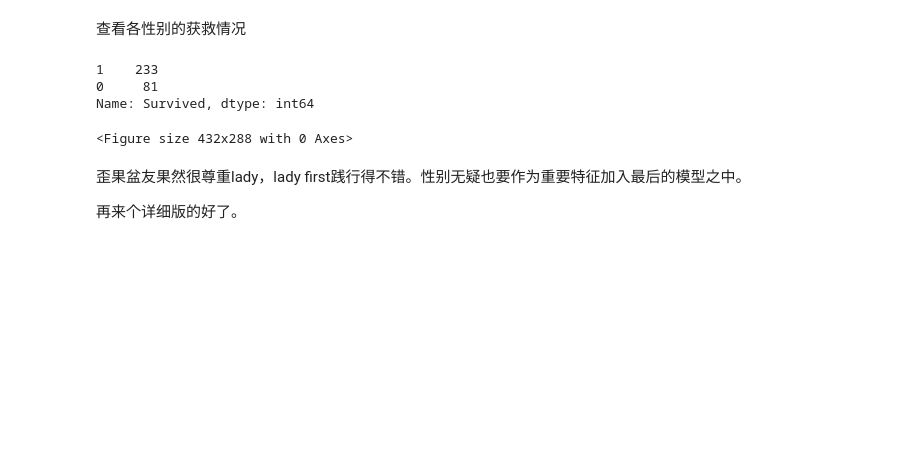
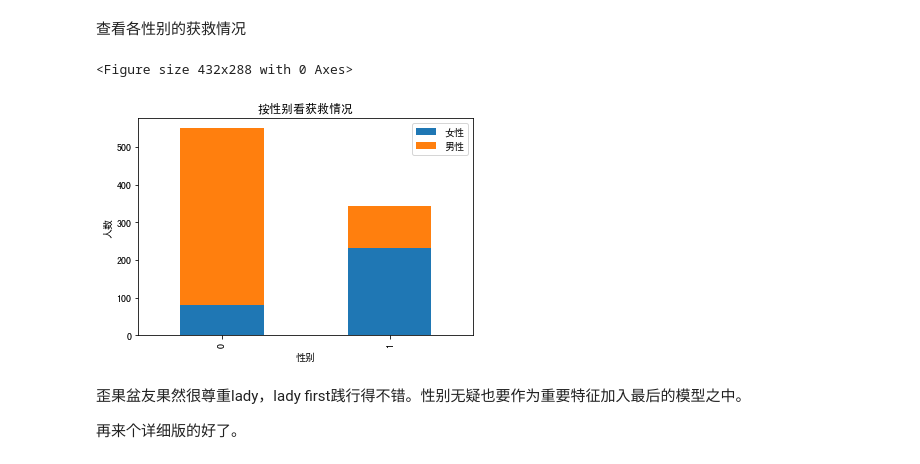
Before and after one commit to FantasyJXF/Kaggle, a Jupyter notebook: Titanic/Titanic_prediction.ipynb, the cells around one changed output. Cells and saved outputs as stored; diff of their text form; code cells hidden in the pictures; blank space fills up the shorter version.

```diff
--- a/Titanic/Titanic_prediction.ipynb
+++ b/Titanic/Titanic_prediction.ipynb
@@ -128,21 +131,19 @@ plt.show()
 # %%
 fig = plt.figure()
 fig.set(alpha = 0.2)
 
 Survived_m  = data_train.Survived[data_train.Sex == 'male'].value_counts()
 Survived_f = data_train.Survived[data_train.Sex == 'female'].value_counts()
 df=pd.DataFrame({u'男性':Survived_m, u'女性':Survived_f})
 Survived_f
-# df.plot(kind='bar', stacked=True)
-# plt.title(u"按性别看获救情况")
-# plt.xlabel(u"性别")
-# plt.ylabel(u"人数")
-# plt.show()
+df.plot(kind='bar', stacked=True)
+plt.title(u"按性别看获救情况")
+plt.xlabel(u"性别")
+plt.ylabel(u"人数")
+plt.show()
 # %% [output]
-1    233
-0     81
-Name: Survived, dtype: int64
+<Figure size 432x288 with 0 Axes>
-<Figure size 432x288 with 0 Axes>
+[figure, added]
 # %% [markdown]
 歪果盆友果然很尊重lady，lady first践行得不错。性别无疑也要作为重要特征加入最后的模型之中。
 
```
Also changed, not shown: parts of 15 cells of this notebook, 2 other files.
